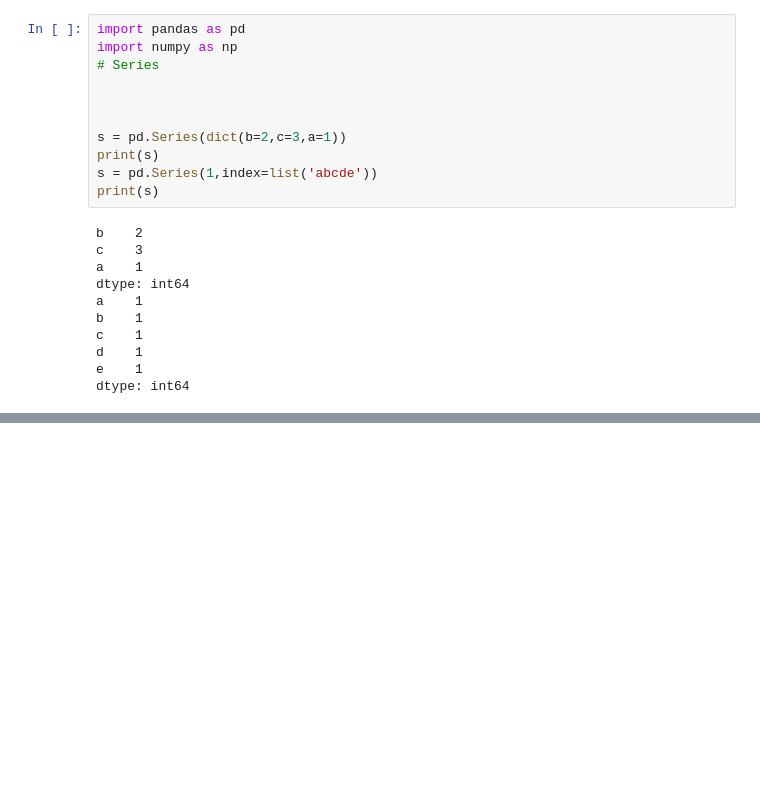
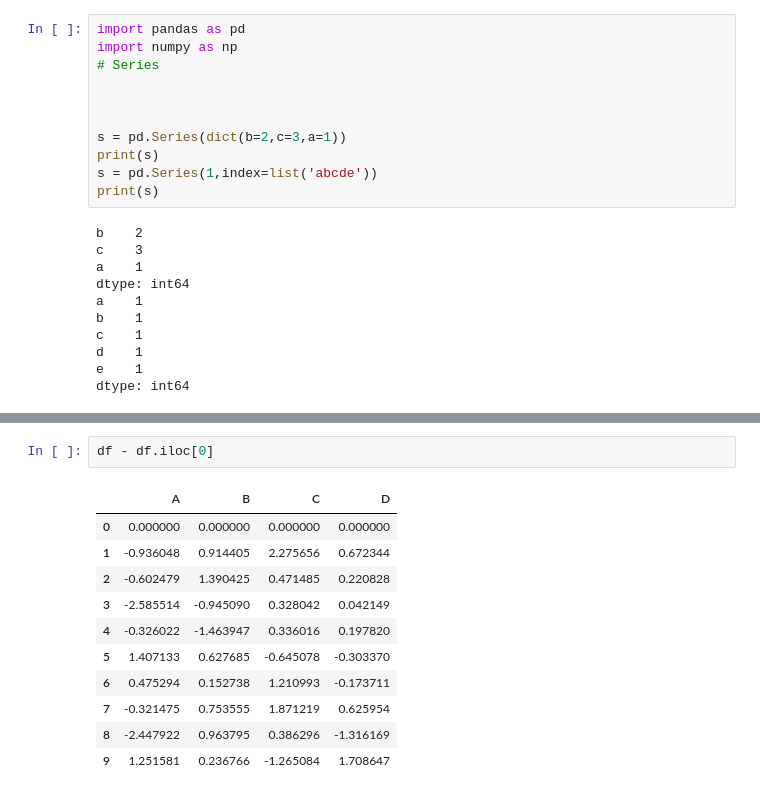
Before and after one commit to hzy0809/code, a Jupyter notebook: python/pandas/data_structures.ipynb, the cells around one changed output, grey strips where cells are left out. Drawn from its saved outputs; the diff is of its cells as text; blank space fills up the shorter version.

```diff
--- a/python/pandas/data_structures.ipynb
+++ b/python/pandas/data_structures.ipynb
@@ -79,0 +407,14 @@ dtype: float64
+# %%
+df - df.iloc[0]
+# %% [output]
+|  | A | B | C | D |
+| 0 | 0.000000 | 0.000000 | 0.000000 | 0.000000 |
+| 1 | -0.936048 | 0.914405 | 2.275656 | 0.672344 |
+| 2 | -0.602479 | 1.390425 | 0.471485 | 0.220828 |
+| 3 | -2.585514 | -0.945090 | 0.328042 | 0.042149 |
+| 4 | -0.326022 | -1.463947 | 0.336016 | 0.197820 |
+| 5 | 1.407133 | 0.627685 | -0.645078 | -0.303370 |
+| 6 | 0.475294 | 0.152738 | 1.210993 | -0.173711 |
+| 7 | -0.321475 | 0.753555 | 1.871219 | 0.625954 |
+| 8 | -2.447922 | 0.963795 | 0.386296 | -1.316169 |
+| 9 | 1.251581 | 0.236766 | -1.265084 | 1.708647 |
```
Also changed, not shown: parts of 61 cells of this notebook.
